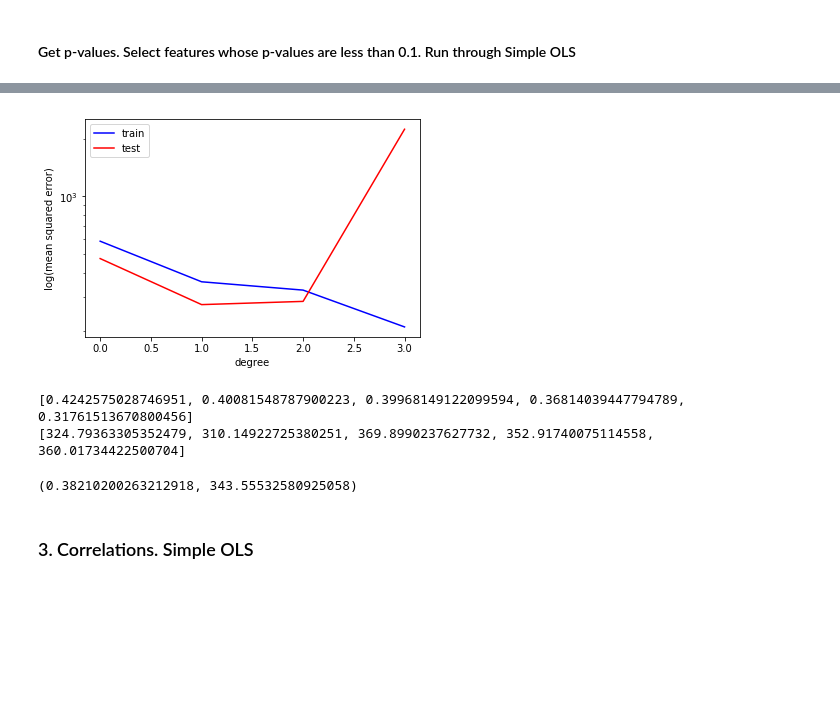
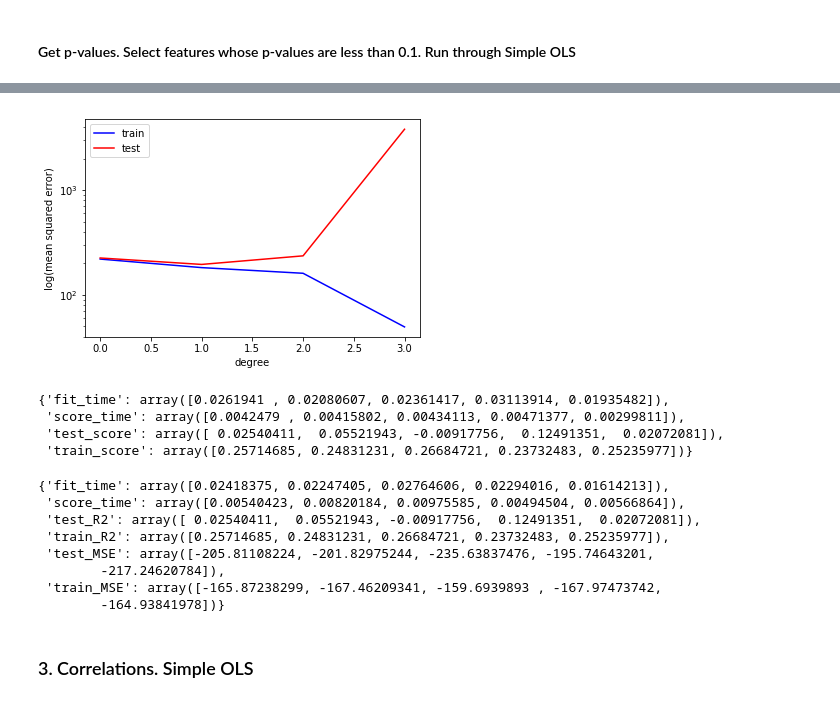
Before and after one commit to kbfreder/nfl-predictions, a Jupyter notebook: 03b_FeatureModel_Explore.ipynb, the cells around one changed output, grey strips where cells are left out. Cells and saved outputs as stored; diff of their text form; code cells hidden in the pictures; blank space fills up the shorter version.

```diff
--- a/03b_FeatureModel_Explore.ipynb
+++ b/03b_FeatureModel_Explore.ipynb
@@ -95,0 +59,2 @@ all_cols
+# %%
+drop_df = train_df.dropna()
@@ -137,7 +107,11 @@ f.assess_model_poly(train_df, simple_cols, target, 6)
 # %% [markdown]
 ### 2. Simple OLS, P-values  <a name=s2 />
+# %%
+drop_cols = ['score1', 'score2', 'elo_delta', 'Date', 'OT', 'Season','Date', 'point_diff']
+all_cols = [x for x in train_df.columns if x not in drop_cols]
+num_cols = [x for x in all_cols if train_df.dtypes[x] != 'O']
 # %%
-fit2a = f.simple_OLS(train_df, all_cols, target)
+fit2a = f.simple_OLS(train_df, num_cols, target)
 fit2a.summary()
 # %% [output]
 OLS Regression Results
@@ -183,7 +154,7 @@ f.assess_model_poly(train_df, all_cols, target, 1)
 # %% [markdown]
 #### Get p-values. Select features whose p-values are less than 0.1. Run through Simple OLS
 # %%
-x_cols_02 = f.get_vars_low_pvals(fit2a)
+x_cols_02 = f.get_vars_low_pvals(fit2a, pval=0.3)
 # %%
 x_cols_02
 # %% [output]
@@ -235,11 +215,5 @@ Warnings:
 strong multicollinearity or other numerical problems.
 # %%
-f.pick_degrees(train_df, x_cols_02, target, max_deg=4)
+f.pick_degrees(drop_df, x_cols_02, target, max_deg=4)
 # %% [output]
-[figure, old version]
+[figure, new version]
-# %%
-f.assess_model_poly(train_df, x_cols_02, target, 2)
-# %% [output]
-[0.4242575028746951, 0.40081548787900223, 0.39968149122099594, 0.36814039447794789, 0.31761513670800456]
-[324.79363305352479, 310.14922725380251, 369.8990237627732, 352.91740075114558, 360.01734422500704]
-(0.38210200263212918, 343.55532580925058)
@@ -246,3 +222,21 @@ f.assess_model_poly(train_df, x_cols_02, target, 2)
+# %%
+cross_validate(model, drop_df[x_cols_02], drop_df[target], cv=5)
+# %% [output]
+{'fit_time': array([0.0261941 , 0.02080607, 0.02361417, 0.03113914, 0.01935482]),
+ 'score_time': array([0.0042479 , 0.00415802, 0.00434113, 0.00471377, 0.00299811]),
+ 'test_score': array([ 0.02540411,  0.05521943, -0.00917756,  0.12491351,  0.02072081]),
+ 'train_score': array([0.25714685, 0.24831231, 0.26684721, 0.23732483, 0.25235977])}
+# %%
+cross_validate(model, drop_df[x_cols_02], drop_df[target], cv=5, scoring=scoring)
+# %% [output]
+{'fit_time': array([0.02418375, 0.02247405, 0.02764606, 0.02294016, 0.01614213]),
+ 'score_time': array([0.00540423, 0.00820184, 0.00975585, 0.00494504, 0.00566864]),
+ 'test_R2': array([ 0.02540411,  0.05521943, -0.00917756,  0.12491351,  0.02072081]),
+ 'train_R2': array([0.25714685, 0.24831231, 0.26684721, 0.23732483, 0.25235977]),
+ 'test_MSE': array([-205.81108224, -201.82975244, -235.63837476, -195.74643201,
+        -217.24620784]),
+ 'train_MSE': array([-165.87238299, -167.46209341, -159.6939893 , -167.97473742,
+        -164.93841978])}
 # %% [markdown]
 ### 3. Correlations. Simple OLS
 <a name=s3 />
```
Also changed, not shown: parts of 93 cells of this notebook, 16 other files.
